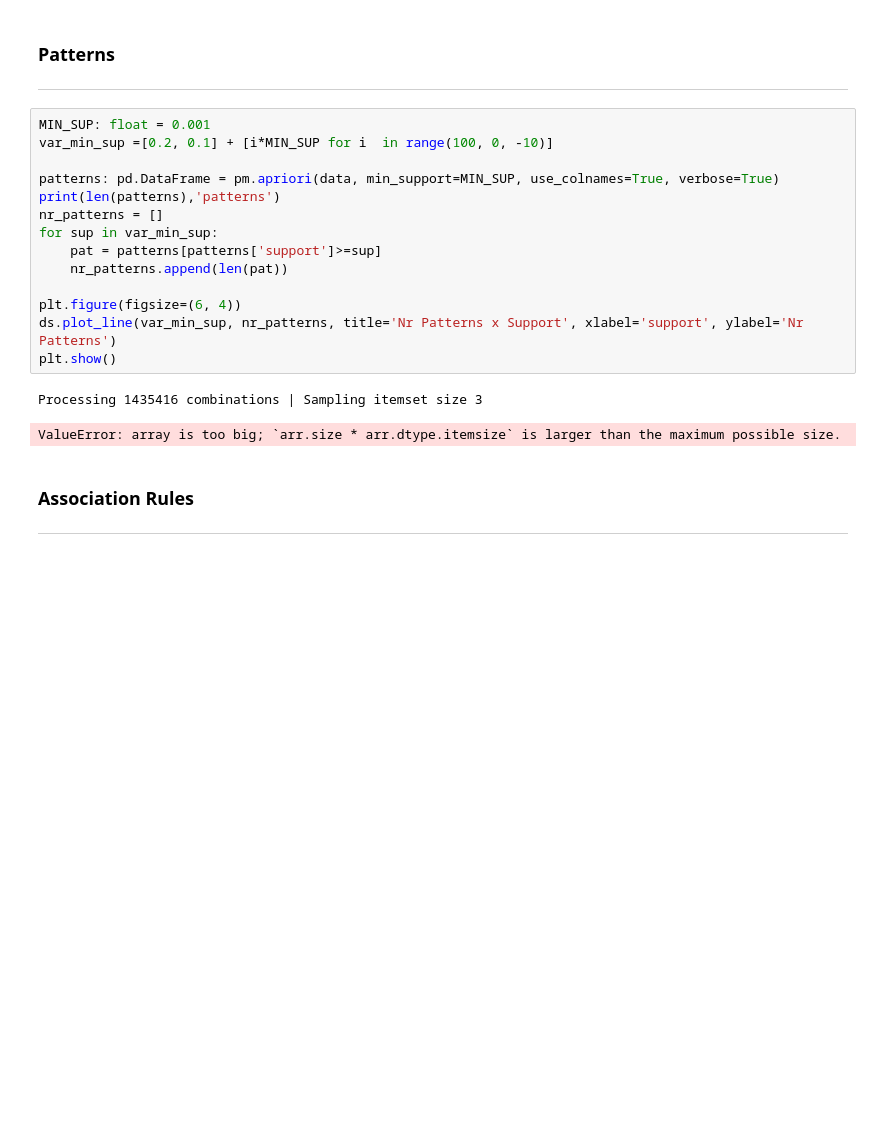
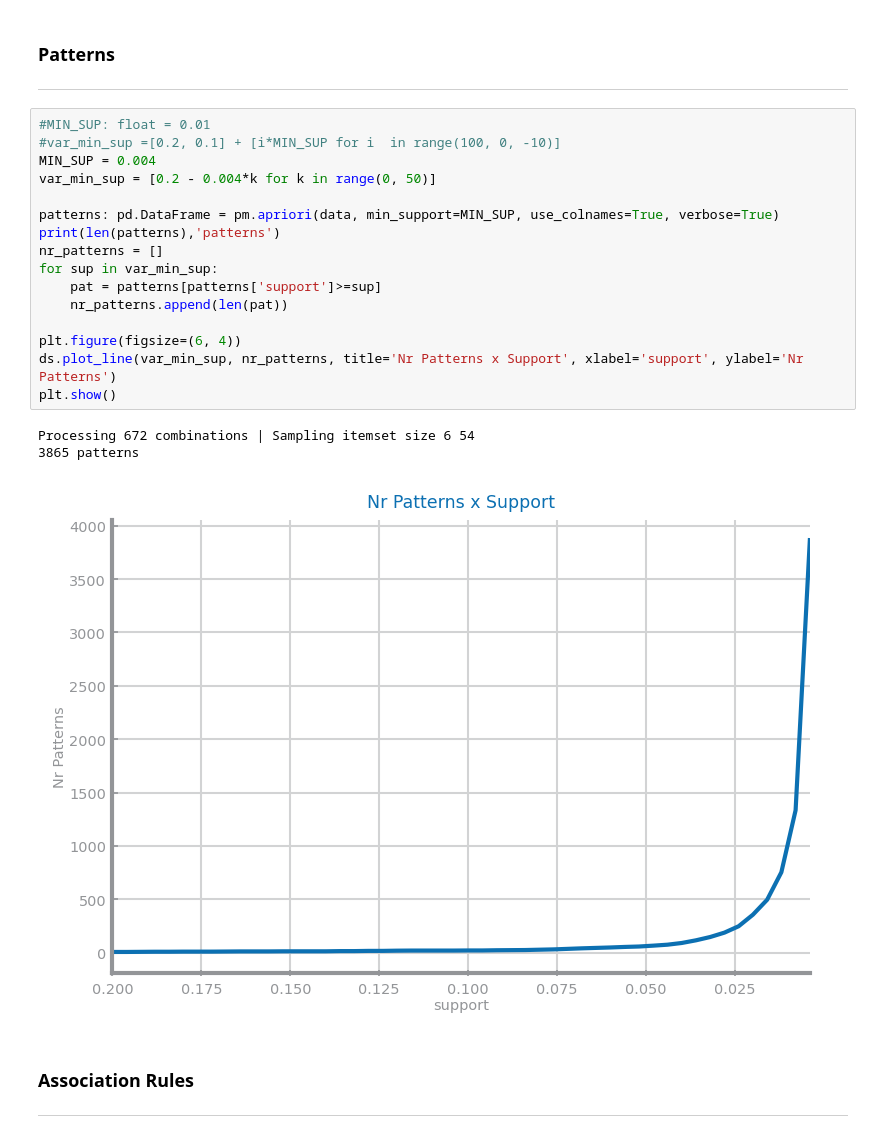
Before and after one commit to filipesousaist/ds_project, a Jupyter notebook: dataset2/Pattern Mining/Pattern_mining_prepared.ipynb, the cells around one changed output. Cells and saved outputs as stored; diff of their text form; blank space fills up the shorter version.

```diff
--- a/dataset2/Pattern Mining/Pattern_mining_prepared.ipynb
+++ b/dataset2/Pattern Mining/Pattern_mining_prepared.ipynb
@@ -21,22 +21,25 @@ data.shape
 ### Patterns
 ---
 # %%
-MIN_SUP: float = 0.001
-var_min_sup =[0.2, 0.1] + [i*MIN_SUP for i  in range(100, 0, -10)]
+#MIN_SUP: float = 0.01
+#var_min_sup =[0.2, 0.1] + [i*MIN_SUP for i  in range(100, 0, -10)]
+MIN_SUP = 0.004
+var_min_sup = [0.2 - 0.004*k for k in range(0, 50)]
 
 patterns: pd.DataFrame = pm.apriori(data, min_support=MIN_SUP, use_colnames=True, verbose=True)
 print(len(patterns),'patterns')
 nr_patterns = []
 for sup in var_min_sup:
     pat = patterns[patterns['support']>=sup]
     nr_patterns.append(len(pat))
 
 plt.figure(figsize=(6, 4))
 ds.plot_line(var_min_sup, nr_patterns, title='Nr Patterns x Support', xlabel='support', ylabel='Nr Patterns')
 plt.show()
 # %% [output]
-Processing 1435416 combinations | Sampling itemset size 3
+Processing 672 combinations | Sampling itemset size 6 54
+3865 patterns
-ValueError: array is too big; `arr.size * arr.dtype.itemsize` is larger than the maximum possible size.
+[figure, added]
 # %% [markdown]
 ### Association Rules
 ---
```
Also changed, not shown: parts of 3 cells of this notebook, 12 other files.
